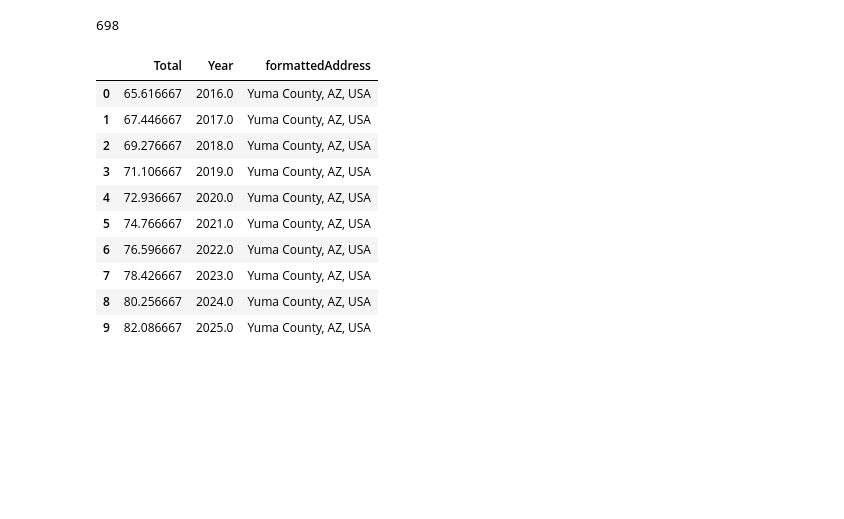
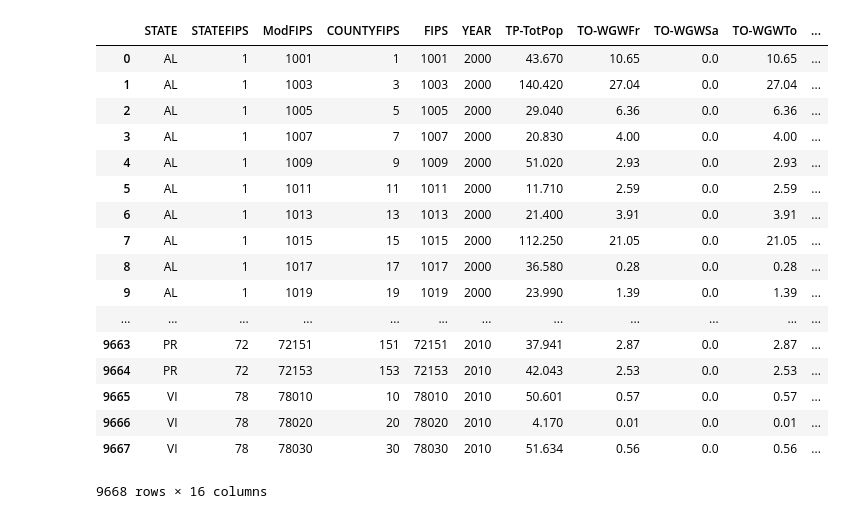
Before and after one commit to afiedler/water-use, a Jupyter notebook: data/regressions.ipynb, the cells around one changed output. Cells and saved outputs as stored; diff of their text form; code cells hidden in the pictures; blank space fills up the shorter version.

```diff
--- a/data/regressions.ipynb
+++ b/data/regressions.ipynb
@@ -24,8 +24,9 @@ for county, group in grouped:
     out_df = out_df.append(new_data)
 # %%
 out_df.to_csv('predicted_population.csv', columns=['Total','Year','formattedAddress'], index=False)
+# %%
+water = pd.read_csv('water.csv',sep=',', dtype={'ModFIPS': 'object', 'FIPS': 'int'})
 # %%
-water = pd.read_csv('water.csv',sep=',')
 grouped = water.groupby('FIPS')
 out_df = pd.DataFrame(columns=['Water', 'Year', 'FIPS'])
 missing = 0
@@ -38,7 +39,7 @@ for county, ada in grouped:
     future_years = pd.DataFrame(np.arange(2016,2026).astype('float'), columns=['Year'])
     sm.add_constant(future_years)
     new_data = pd.DataFrame({ 'Water': result.predict(future_years), 'Year': future_years['Year'],
-           'FIPS': np.repeat(np.uint32(county), 10)  })
+           'FIPS': np.repeat(county.astype('int'), 10)  })
     w = np.array(data['Water'])
     y = np.array(data['Year'])
     nan = np.nan
@@ -51,27 +52,33 @@ for county, ada in grouped:
                              index=[y[0], 2001, 2002, 2003, 2004, y[1], 2006, 2007, 2008, 2009, y[2]])
     existing_data = existing_data.interpolate(method='index')
     existing_data = pd.DataFrame({ 'Water': existing_data['Water'], 'Year': existing_data.index,
-                             'FIPS': np.repeat(np.uint32(county), 11) })
+                             'FIPS': np.repeat(county.astype('int'), 11) })
     out_df = out_df.append(existing_data)
     out_df = out_df.append(new_data)
-# %%
-missing
-# %% [output]
-698
+# %%
+out_df['FIPS'] = out_df['FIPS'].astype('int')
+out_df['Year'] = out_df['Year'].astype('int')
+# %%
+mod_fips = pd.DataFrame({'FIPS': water['FIPS'], 'ModFIPS': water['ModFIPS']})
+out_df.join()
+# %% [output]
+|  | STATE | STATEFIPS | ModFIPS | COUNTYFIPS | FIPS | YEAR | TP-TotPop | TO-WGWFr | TO-WGWSa | TO-WGWTo | ... |
+| 0 | AL | 1 | 1001 | 1 | 1001 | 2000 | 43.670 | 10.65 | 0.0 | 10.65 | ... |
+| 1 | AL | 1 | 1003 | 3 | 1003 | 2000 | 140.420 | 27.04 | 0.0 | 27.04 | ... |
+| 2 | AL | 1 | 1005 | 5 | 1005 | 2000 | 29.040 | 6.36 | 0.0 | 6.36 | ... |
+| 3 | AL | 1 | 1007 | 7 | 1007 | 2000 | 20.830 | 4.00 | 0.0 | 4.00 | ... |
+| 4 | AL | 1 | 1009 | 9 | 1009 | 2000 | 51.020 | 2.93 | 0.0 | 2.93 | ... |
+| 5 | AL | 1 | 1011 | 11 | 1011 | 2000 | 11.710 | 2.59 | 0.0 | 2.59 | ... |
+| 6 | AL | 1 | 1013 | 13 | 1013 | 2000 | 21.400 | 3.91 | 0.0 | 3.91 | ... |
+| 7 | AL | 1 | 1015 | 15 | 1015 | 2000 | 112.250 | 21.05 | 0.0 | 21.05 | ... |
+| 8 | AL | 1 | 1017 | 17 | 1017 | 2000 | 36.580 | 0.28 | 0.0 | 0.28 | ... |
+| 9 | AL | 1 | 1019 | 19 | 1019 | 2000 | 23.990 | 1.39 | 0.0 | 1.39 | ... |
+| ... | ... | ... | ... | ... | ... | ... | ... | ... | ... | ... | ... |
+| 9663 | PR | 72 | 72151 | 151 | 72151 | 2010 | 37.941 | 2.87 | 0.0 | 2.87 | ... |
+| 9664 | PR | 72 | 72153 | 153 | 72153 | 2010 | 42.043 | 2.53 | 0.0 | 2.53 | ... |
+| 9665 | VI | 78 | 78010 | 10 | 78010 | 2010 | 50.601 | 0.57 | 0.0 | 0.57 | ... |
+| 9666 | VI | 78 | 78020 | 20 | 78020 | 2010 | 4.170 | 0.01 | 0.0 | 0.01 | ... |
+| 9667 | VI | 78 | 78030 | 30 | 78030 | 2010 | 51.634 | 0.56 | 0.0 | 0.56 | ... |
+9668 rows × 16 columns
 # %%
 out_df.to_csv('predicted_water.csv', columns=['Water','Year','FIPS'], index=False)
-# %%
-
-new_data
-# %% [output]
-|  | Total | Year | formattedAddress |
-| 0 | 65.616667 | 2016.0 | Yuma County, AZ, USA |
-| 1 | 67.446667 | 2017.0 | Yuma County, AZ, USA |
-| 2 | 69.276667 | 2018.0 | Yuma County, AZ, USA |
-| 3 | 71.106667 | 2019.0 | Yuma County, AZ, USA |
-| 4 | 72.936667 | 2020.0 | Yuma County, AZ, USA |
-| 5 | 74.766667 | 2021.0 | Yuma County, AZ, USA |
-| 6 | 76.596667 | 2022.0 | Yuma County, AZ, USA |
-| 7 | 78.426667 | 2023.0 | Yuma County, AZ, USA |
-| 8 | 80.256667 | 2024.0 | Yuma County, AZ, USA |
-| 9 | 82.086667 | 2025.0 | Yuma County, AZ, USA |
```
Also changed, not shown: parts of 1 cell of this notebook, 1 other file.
